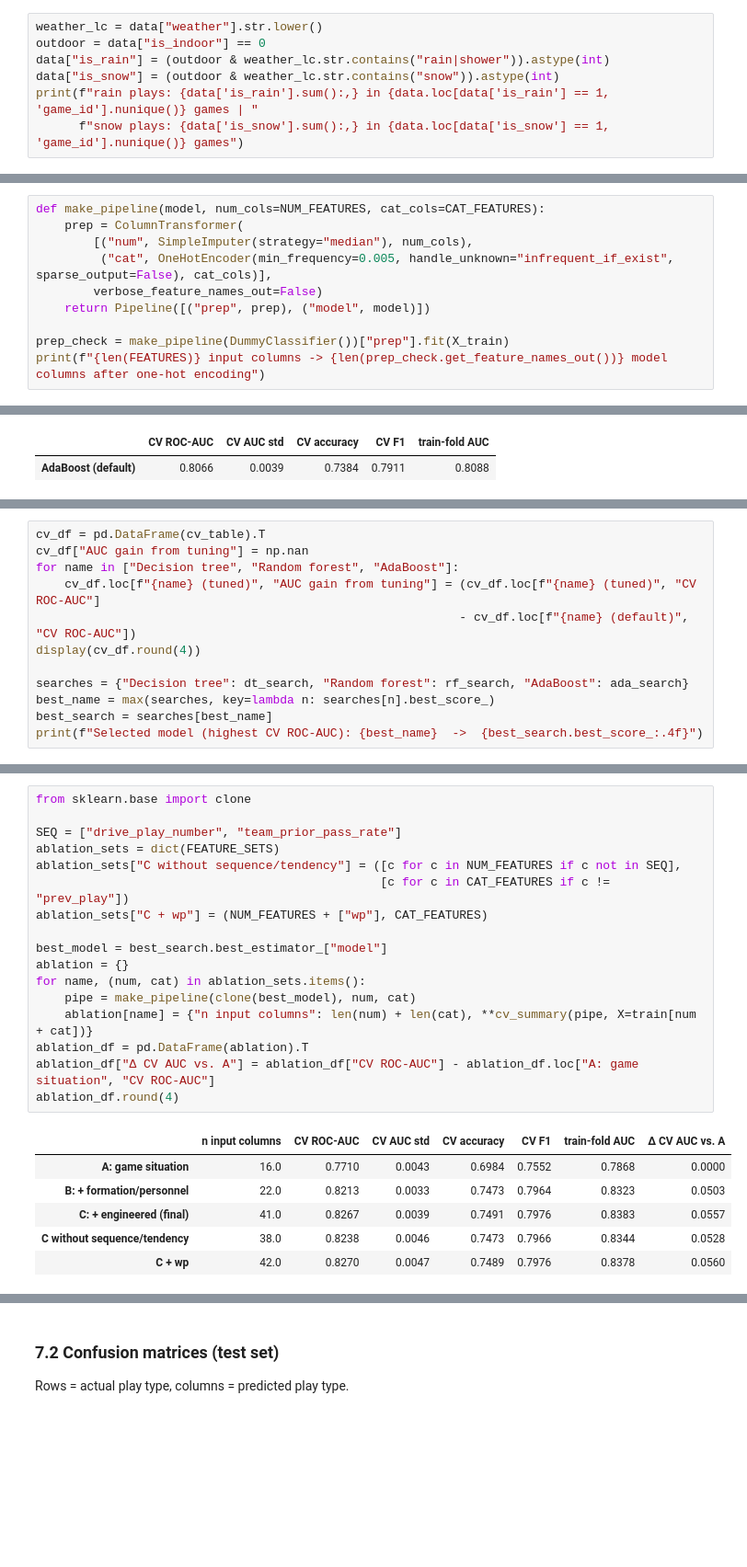
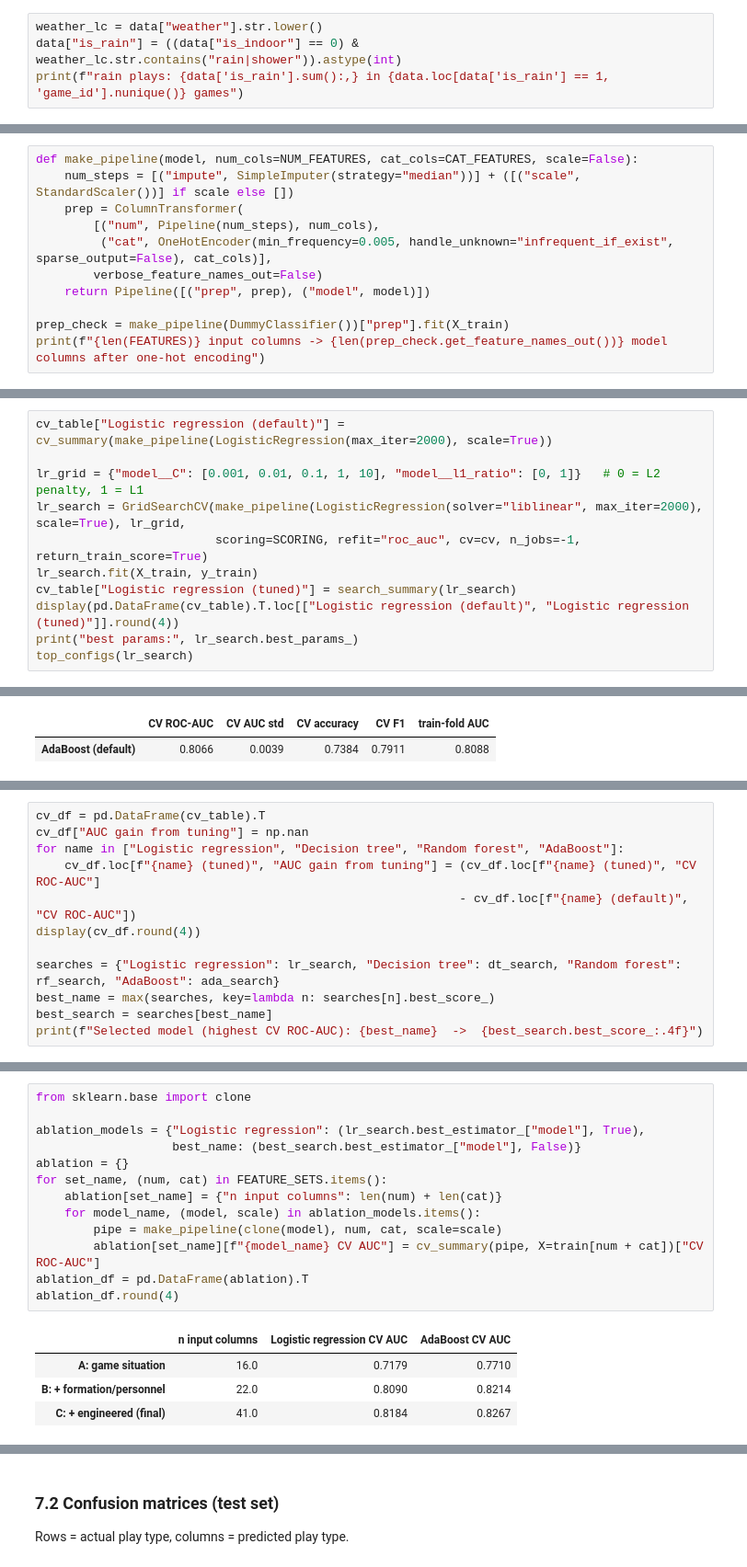
Before and after one commit to amogh240/ML-Project, a Jupyter notebook: nfl_pass_prediction.ipynb, the cells around one changed output, grey strips where cells are left out. Shown at 92% size. Drawn from its saved outputs; the diff is of its cells as text; blank space fills up the shorter version.

```diff
--- a/nfl_pass_prediction.ipynb
+++ b/nfl_pass_prediction.ipynb
@@ -786,8 +655,5 @@ The `weather` text is a pre-game description, so it is known before every snap,
 # %%
 weather_lc = data["weather"].str.lower()
-outdoor = data["is_indoor"] == 0
-data["is_rain"] = (outdoor & weather_lc.str.contains("rain|shower")).astype(int)
-data["is_snow"] = (outdoor & weather_lc.str.contains("snow")).astype(int)
-print(f"rain plays: {data['is_rain'].sum():,} in {data.loc[data['is_rain'] == 1, 'game_id'].nunique()} games | "
-      f"snow plays: {data['is_snow'].sum():,} in {data.loc[data['is_snow'] == 1, 'game_id'].nunique()} games")
+data["is_rain"] = ((data["is_indoor"] == 0) & weather_lc.str.contains("rain|shower")).astype(int)
+print(f"rain plays: {data['is_rain'].sum():,} in {data.loc[data['is_rain'] == 1, 'game_id'].nunique()} games")
 # %% [output]
@@ -956,7 +809,8 @@ Every model goes inside the same `Pipeline`, so preprocessing is learned from th
 # %%
-def make_pipeline(model, num_cols=NUM_FEATURES, cat_cols=CAT_FEATURES):
+def make_pipeline(model, num_cols=NUM_FEATURES, cat_cols=CAT_FEATURES, scale=False):
+    num_steps = [("impute", SimpleImputer(strategy="median"))] + ([("scale", StandardScaler())] if scale else [])
     prep = ColumnTransformer(
-        [("num", SimpleImputer(strategy="median"), num_cols),
+        [("num", Pipeline(num_steps), num_cols),
          ("cat", OneHotEncoder(min_frequency=0.005, handle_unknown="infrequent_if_exist", sparse_output=False), cat_cols)],
         verbose_feature_names_out=False)
     return Pipeline([("prep", prep), ("model", model)])
@@ -1054,0 +894,11 @@ Majority class: pass (1)
+# %%
+cv_table["Logistic regression (default)"] = cv_summary(make_pipeline(LogisticRegression(max_iter=2000), scale=True))
+
+lr_grid = {"model__C": [0.001, 0.01, 0.1, 1, 10], "model__l1_ratio": [0, 1]}   # 0 = L2 penalty, 1 = L1
+lr_search = GridSearchCV(make_pipeline(LogisticRegression(solver="liblinear", max_iter=2000), scale=True), lr_grid,
+                         scoring=SCORING, refit="roc_auc", cv=cv, n_jobs=-1, return_train_score=True)
+lr_search.fit(X_train, y_train)
+cv_table["Logistic regression (tuned)"] = search_summary(lr_search)
+display(pd.DataFrame(cv_table).T.loc[["Logistic regression (default)", "Logistic regression (tuned)"]].round(4))
+print("best params:", lr_search.best_params_)
+top_configs(lr_search)
@@ -1205,12 +1080,12 @@ All numbers are **cross-validation** scores on the training weeks. The model wit
 # %%
 cv_df = pd.DataFrame(cv_table).T
 cv_df["AUC gain from tuning"] = np.nan
-for name in ["Decision tree", "Random forest", "AdaBoost"]:
+for name in ["Logistic regression", "Decision tree", "Random forest", "AdaBoost"]:
     cv_df.loc[f"{name} (tuned)", "AUC gain from tuning"] = (cv_df.loc[f"{name} (tuned)", "CV ROC-AUC"]
                                                            - cv_df.loc[f"{name} (default)", "CV ROC-AUC"])
 display(cv_df.round(4))
 
-searches = {"Decision tree": dt_search, "Random forest": rf_search, "AdaBoost": ada_search}
+searches = {"Logistic regression": lr_search, "Decision tree": dt_search, "Random forest": rf_search, "AdaBoost": ada_search}
 best_name = max(searches, key=lambda n: searches[n].best_score_)
 best_search = searches[best_name]
 print(f"Selected model (highest CV ROC-AUC): {best_name}  ->  {best_search.best_score_:.4f}")
@@ -1238,25 +1110,19 @@ These are CV scores only; feature sets are not compared on the test set. The set
 # %%
 from sklearn.base import clone
 
-SEQ = ["drive_play_number", "team_prior_pass_rate"]
-ablation_sets = dict(FEATURE_SETS)
-ablation_sets["C without sequence/tendency"] = ([c for c in NUM_FEATURES if c not in SEQ],
-                                                [c for c in CAT_FEATURES if c != "prev_play"])
-ablation_sets["C + wp"] = (NUM_FEATURES + ["wp"], CAT_FEATURES)
-
-best_model = best_search.best_estimator_["model"]
+ablation_models = {"Logistic regression": (lr_search.best_estimator_["model"], True),
+                   best_name: (best_search.best_estimator_["model"], False)}
 ablation = {}
-for name, (num, cat) in ablation_sets.items():
-    pipe = make_pipeline(clone(best_model), num, cat)
-    ablation[name] = {"n input columns": len(num) + len(cat), **cv_summary(pipe, X=train[num + cat])}
+for set_name, (num, cat) in FEATURE_SETS.items():
+    ablation[set_name] = {"n input columns": len(num) + len(cat)}
+    for model_name, (model, scale) in ablation_models.items():
+        pipe = make_pipeline(clone(model), num, cat, scale=scale)
+        ablation[set_name][f"{model_name} CV AUC"] = cv_summary(pipe, X=train[num + cat])["CV ROC-AUC"]
 ablation_df = pd.DataFrame(ablation).T
-ablation_df["Δ CV AUC vs. A"] = ablation_df["CV ROC-AUC"] - ablation_df.loc["A: game situation", "CV ROC-AUC"]
 ablation_df.round(4)
 # %% [output]
-|  | n input columns | CV ROC-AUC | CV AUC std | CV accuracy | CV F1 | train-fold AUC | Δ CV AUC vs. A |
-| A: game situation | 16.0 | 0.7710 | 0.0043 | 0.6984 | 0.7552 | 0.7868 | 0.0000 |
-| B: + formation/personnel | 22.0 | 0.8213 | 0.0033 | 0.7473 | 0.7964 | 0.8323 | 0.0503 |
-| C: + engineered (final) | 41.0 | 0.8267 | 0.0039 | 0.7491 | 0.7976 | 0.8383 | 0.0557 |
-| C without sequence/tendency | 38.0 | 0.8238 | 0.0046 | 0.7473 | 0.7966 | 0.8344 | 0.0528 |
-| C + wp | 42.0 | 0.8270 | 0.0047 | 0.7489 | 0.7976 | 0.8378 | 0.0560 |
+|  | n input columns | Logistic regression CV AUC | AdaBoost CV AUC |
+| A: game situation | 16.0 | 0.7179 | 0.7710 |
+| B: + formation/personnel | 22.0 | 0.8090 | 0.8214 |
+| C: + engineered (final) | 41.0 | 0.8184 | 0.8267 |
 # %% [markdown]
```
Also changed, not shown: parts of 116 cells of this notebook, 2 other files.
